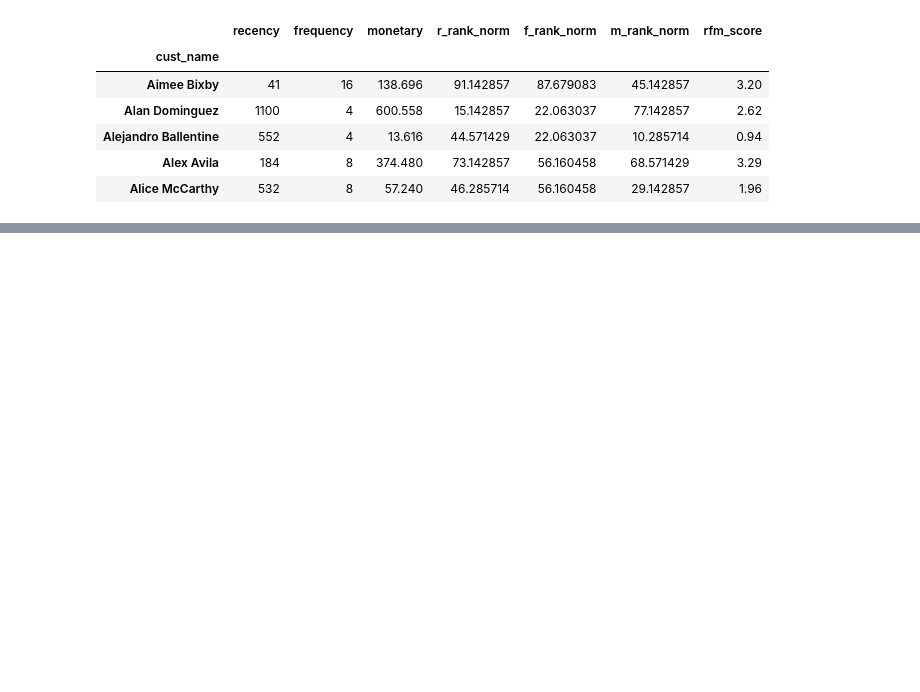
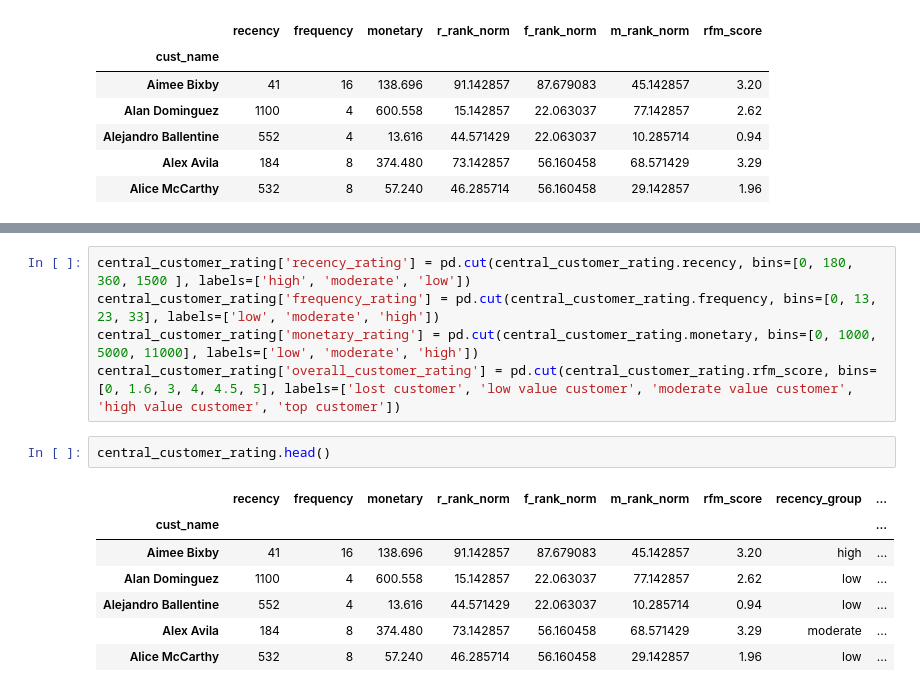
Before and after one commit to ns-tn-time-series-project/time-series-project, a Jupyter notebook: nathan_time_series_project_explore.ipynb, the cells around one changed output, grey strips where cells are left out. Saved outputs shown, nothing was run; the diff lists cells and outputs as text; blank space fills up the shorter version.

```diff
--- a/nathan_time_series_project_explore.ipynb
+++ b/nathan_time_series_project_explore.ipynb
@@ -838,0 +891,15 @@ central_customer_rating.head()
+# %%
+central_customer_rating['recency_rating'] = pd.cut(central_customer_rating.recency, bins=[0, 180, 360, 1500 ], labels=['high', 'moderate', 'low'])
+central_customer_rating['frequency_rating'] = pd.cut(central_customer_rating.frequency, bins=[0, 13, 23, 33], labels=['low', 'moderate', 'high'])
+central_customer_rating['monetary_rating'] = pd.cut(central_customer_rating.monetary, bins=[0, 1000, 5000, 11000], labels=['low', 'moderate', 'high'])
+central_customer_rating['overall_customer_rating'] = pd.cut(central_customer_rating.rfm_score, bins=[0, 1.6, 3, 4, 4.5, 5], labels=['lost customer', 'low value customer', 'moderate value customer', 'high value customer', 'top customer'])
+# %%
+central_customer_rating.head()
+# %% [output]
+|  | recency | frequency | monetary | r_rank_norm | f_rank_norm | m_rank_norm | rfm_score | recency_group | ... |
+| cust_name |  |  |  |  |  |  |  |  | ... |
+| Aimee Bixby | 41 | 16 | 138.696 | 91.142857 | 87.679083 | 45.142857 | 3.20 | high | ... |
+| Alan Dominguez | 1100 | 4 | 600.558 | 15.142857 | 22.063037 | 77.142857 | 2.62 | low | ... |
+| Alejandro Ballentine | 552 | 4 | 13.616 | 44.571429 | 22.063037 | 10.285714 | 0.94 | low | ... |
+| Alex Avila | 184 | 8 | 374.480 | 73.142857 | 56.160458 | 68.571429 | 3.29 | moderate | ... |
+| Alice McCarthy | 532 | 8 | 57.240 | 46.285714 | 56.160458 | 29.142857 | 1.96 | low | ... |
```
Also changed, not shown: parts of 8 cells of this notebook.
